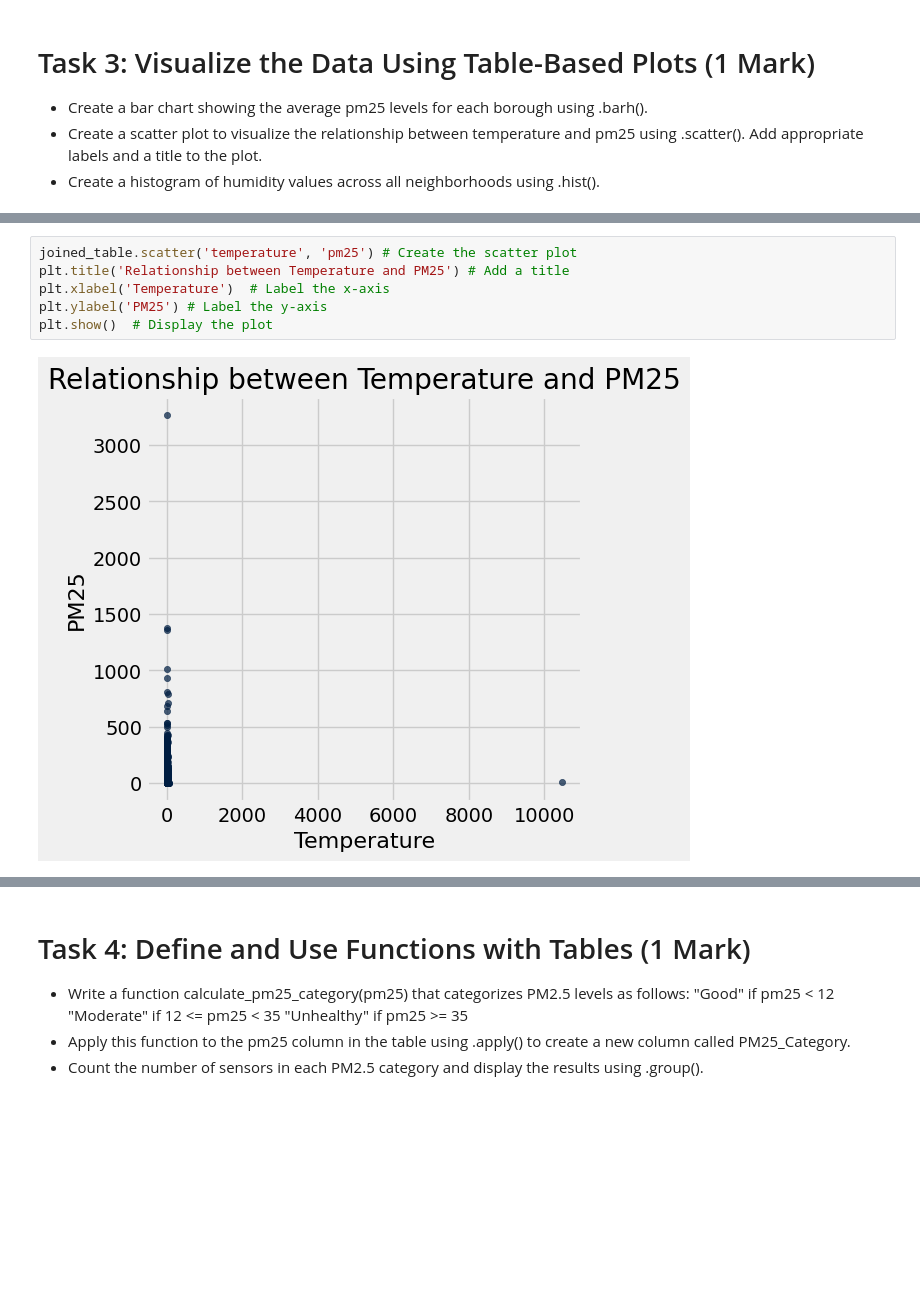
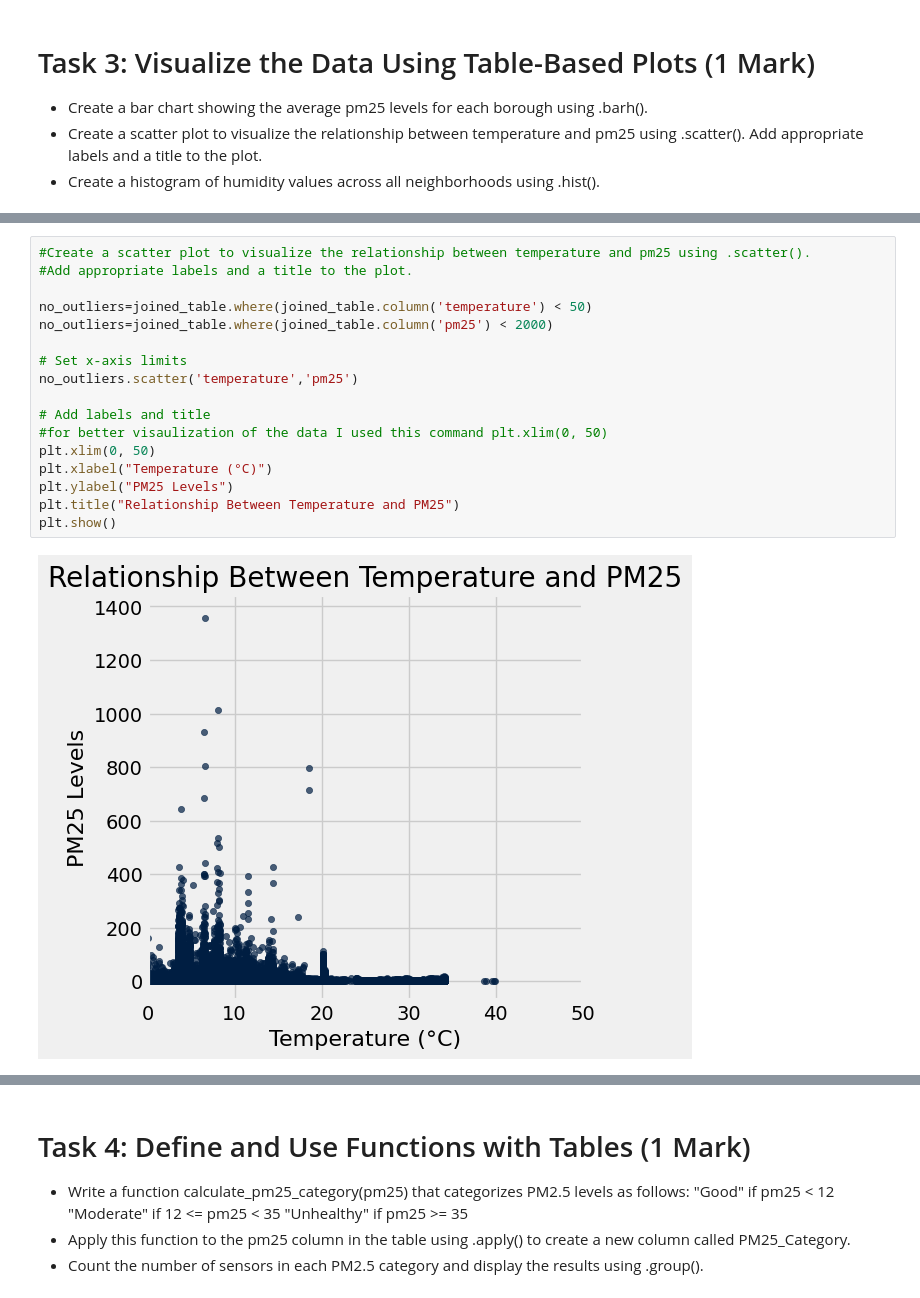
Before and after one commit to AmnaAlsuwaidi/DS, a Jupyter notebook: Activity2_questions.ipynb, the cells around one changed output, grey strips where cells are left out. Drawn from its saved outputs; the diff is of its cells as text; blank space fills up the shorter version.

```diff
--- a/Activity2_questions.ipynb
+++ b/Activity2_questions.ipynb
@@ -229,11 +226,22 @@ plt.show()
-# %%
-joined_table.scatter('temperature', 'pm25') # Create the scatter plot
-plt.title('Relationship between Temperature and PM25') # Add a title
-plt.xlabel('Temperature')  # Label the x-axis
-plt.ylabel('PM25') # Label the y-axis
-plt.show()  # Display the plot
-# %% [output]
-[figure, removed]
+# %%
+#Create a scatter plot to visualize the relationship between temperature and pm25 using .scatter().
+#Add appropriate labels and a title to the plot.
+
+no_outliers=joined_table.where(joined_table.column('temperature') < 50)
+no_outliers=joined_table.where(joined_table.column('pm25') < 2000)
+
+# Set x-axis limits
+no_outliers.scatter('temperature','pm25')
+
+# Add labels and title
+#for better visaulization of the data I used this command plt.xlim(0, 50)
+plt.xlim(0, 50)
+plt.xlabel("Temperature (°C)")
+plt.ylabel("PM25 Levels")
+plt.title("Relationship Between Temperature and PM25")
+plt.show()
+# %% [output]
+[figure, added]
 # %%
 joined_table.hist('humidity')
 plt.title('Distribution of Humidity Across All Neighborhoods')
```
Also changed, not shown: parts of 12 cells of this notebook.
